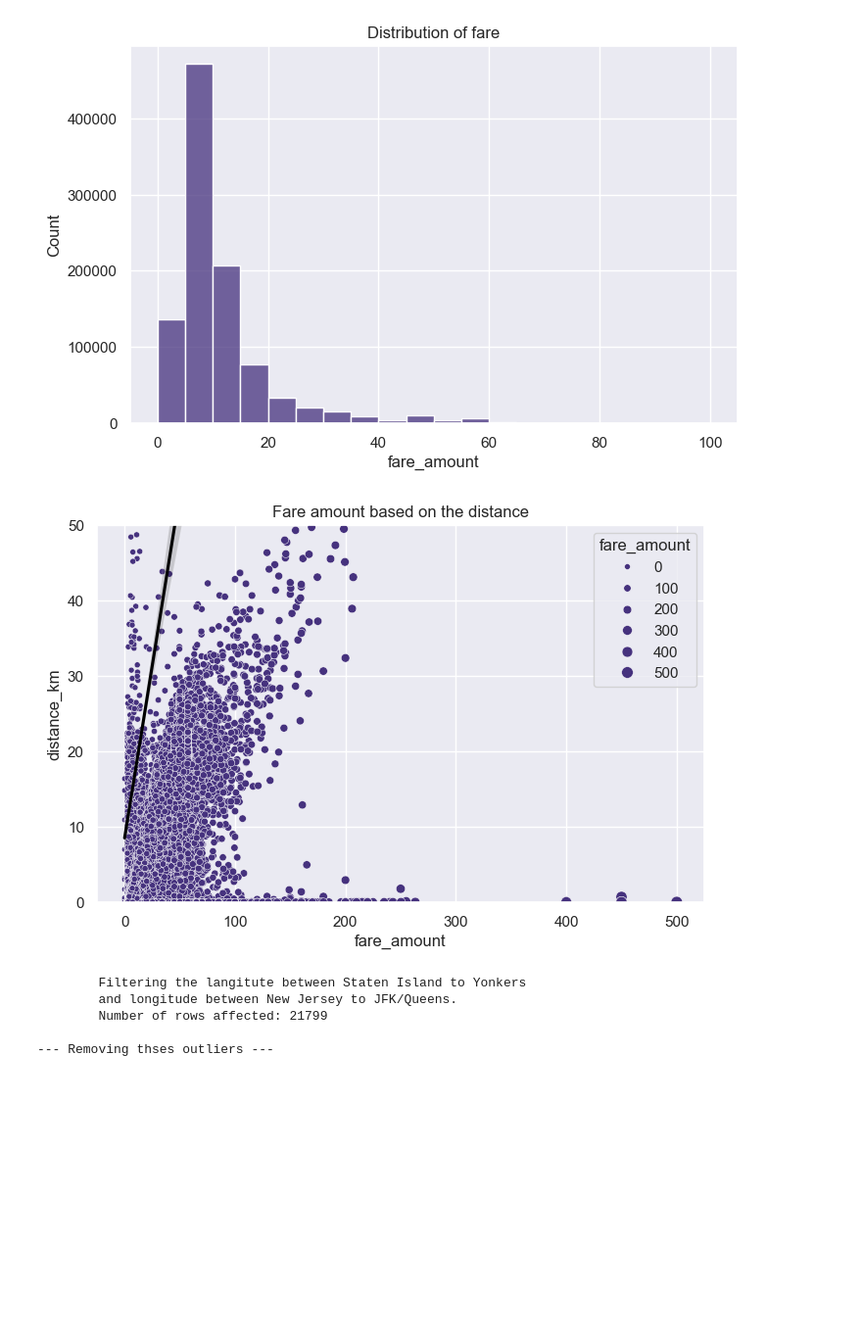
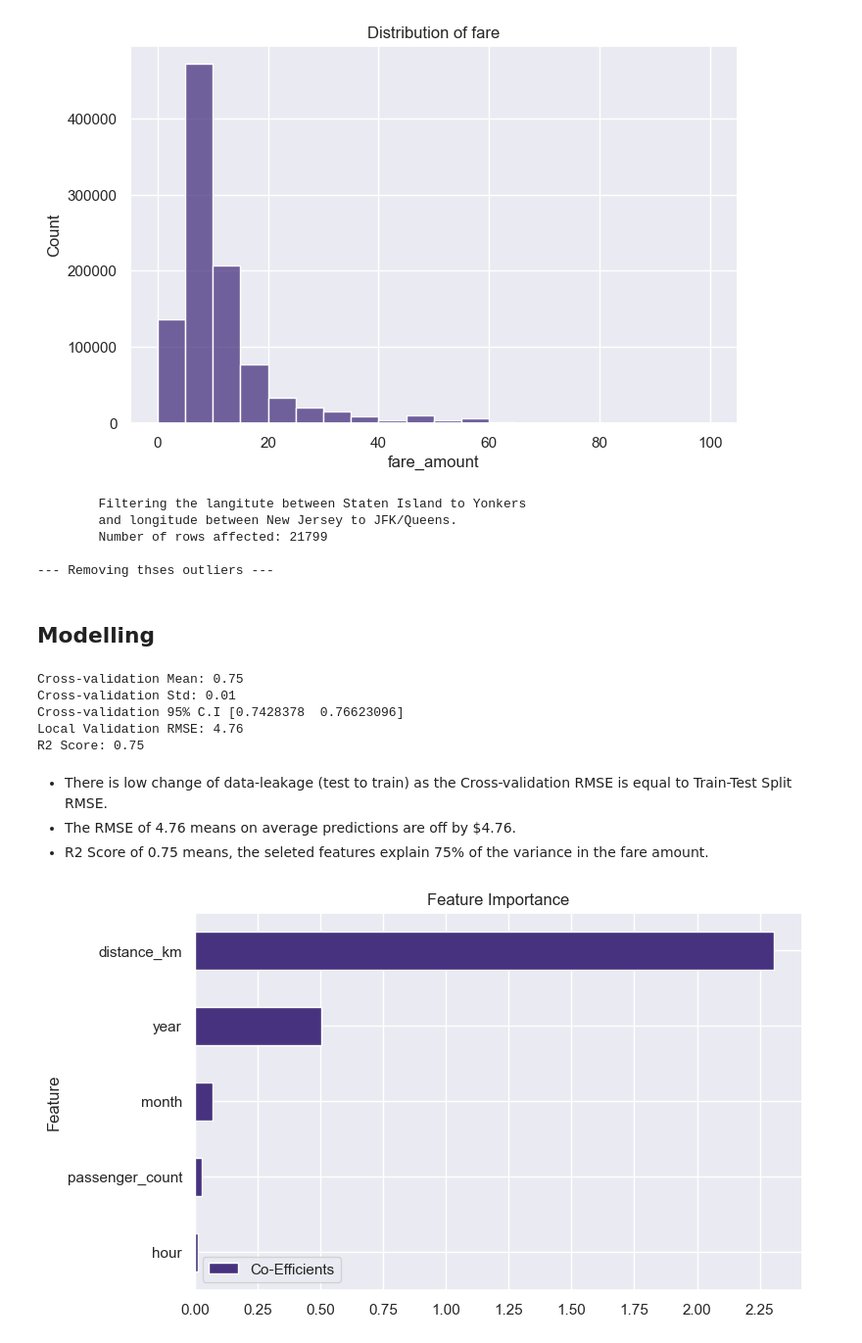
Before and after one commit to aguchhait-stack/nyc-taxi-fare-prediction, a Jupyter notebook: nyc-taxi-fare-prediction.ipynb, the cells around one changed output. Shown at 98% size. Drawn from its saved outputs; the diff is of its cells as text; code cells hidden in the pictures; blank space fills up the shorter version.

Commit message:
Finishing linear model

```diff
--- a/nyc-taxi-fare-prediction.ipynb
+++ b/nyc-taxi-fare-prediction.ipynb
@@ -191,14 +189,6 @@ train_clean["distance_km"]= haversign_distance(train_clean['pickup_latitude'],
                                                train_clean['dropoff_latitude'],
                                                train_clean['pickup_longitude'],
                                                train_clean['dropoff_longitude'])
-# %%
-sns.scatterplot(y="distance_km",x="fare_amount",size="fare_amount",data=train_clean)
-sns.regplot(y="distance_km",x="fare_amount",data=train_clean,scatter=False,color="black")
-plt.title('Fare amount based on the distance')
-plt.ylim([0,50])
-plt.show()
-# %% [output]
-[figure, removed]
 # %%
 latitute_range = (40.5, 41.0)
 longitude_range = (-74.3, -73.7)
@@ -219,3 +209,35 @@ train_clean =train_clean[~coordinate_outliers]
         Number of rows affected: 21799
 
 --- Removing thses outliers ---
+# %% [markdown]
+## Modelling
+# %%
+X= train_clean[["passenger_count","year","month","hour","distance_km"]]
+y= train_clean["fare_amount"].values
+X_train,X_test,y_train,y_test = train_test_split(X,y,test_size=.30,random_state=42)
+model= LinearRegression()
+model.fit(X_train,y_train)
+y_pred = model.predict(X_test)
+kf=KFold(n_splits=6,shuffle=True,random_state=42)
+cv_results=cross_val_score(model,X_train,y_train,cv=kf)
+print(f"Cross-validation Mean: {np.mean(cv_results):.2f}\nCross-validation Std: {np.std(cv_results):.2f}\nCross-validation 95% C.I {np.quantile(cv_results,[0.025,0.975])}")
+rmse = root_mean_squared_error(y_test, y_pred)
+print(f"Local Validation RMSE: {rmse:.2f}\nR2 Score: {model.score(X_test,y_test):.2f}")
+# %% [output]
+Cross-validation Mean: 0.75
+Cross-validation Std: 0.01
+Cross-validation 95% C.I [0.7428378  0.76623096]
+Local Validation RMSE: 4.76
+R2 Score: 0.75
+# %% [markdown]
+- There is low change of data-leakage (test to train) as the Cross-validation RMSE is equal to Train-Test Split RMSE.
+- The RMSE of 4.76 means on average predictions are off by $4.76.
+- R2 Score of 0.75 means, the seleted features explain 75% of the variance in the fare amount.
+# %%
+pd.DataFrame({"Feature":X.columns,"Co-Efficients":model.coef_}).sort_values(by="Co-Efficients")\
+    .plot.barh("Feature","Co-Efficients")
+plt.title("Feature Importance")
+plt.xticks(np.arange(0,2.5,0.25))
+plt.show()
+# %% [output]
+[figure, added]
```
Also changed, not shown: parts of 5 cells of this notebook, 4 other files.
